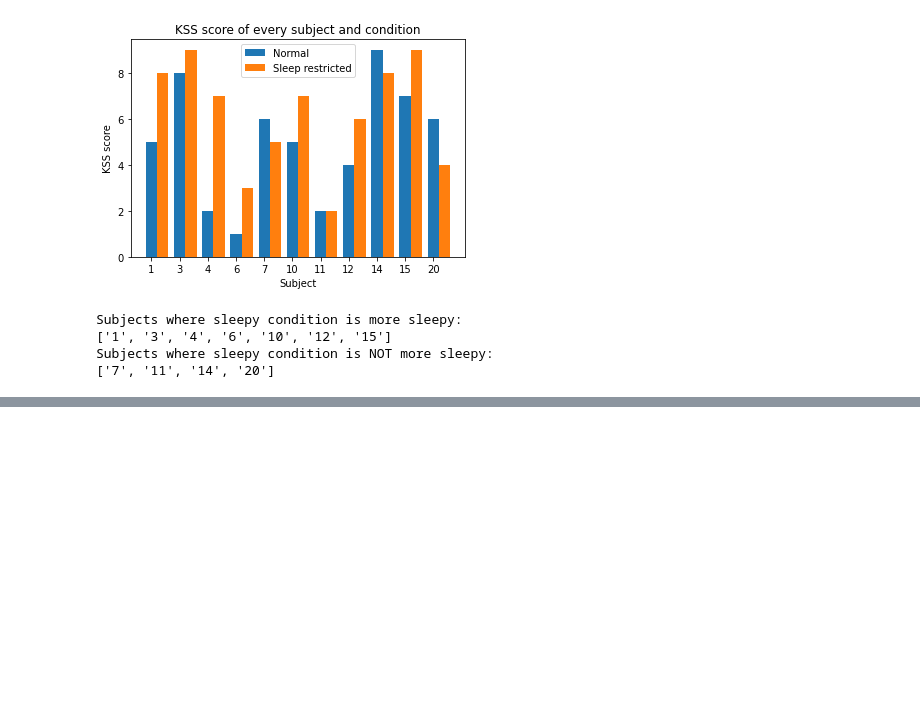
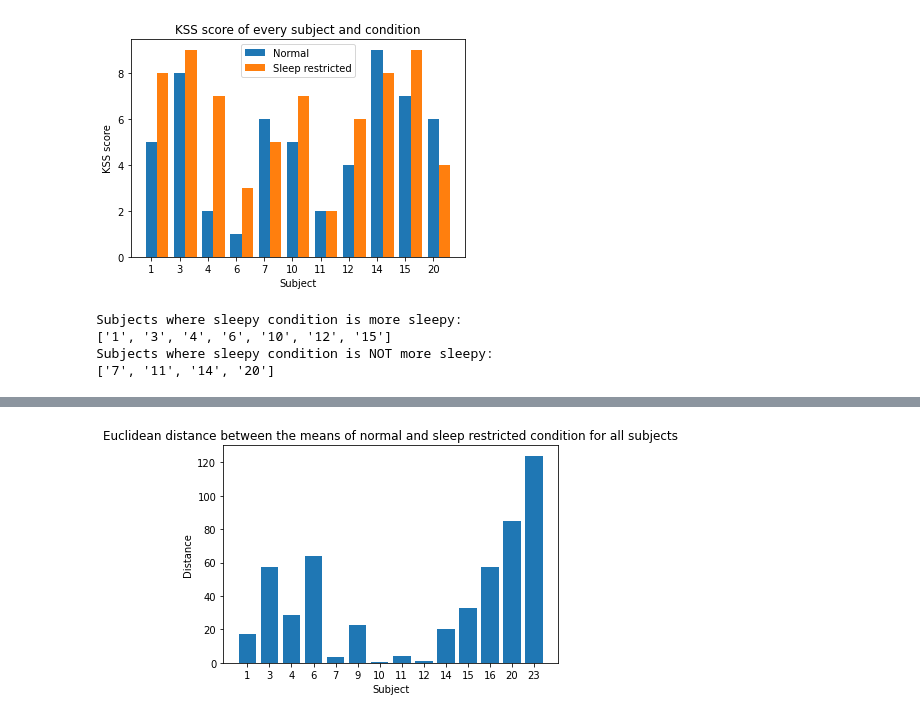
Before and after one commit to fruste/driver-drowsiness, a Jupyter notebook: code/multi_modal.ipynb, the cells around one changed output, grey strips where cells are left out. Cells and saved outputs as stored; diff of their text form; code cells hidden in the pictures; blank space fills up the shorter version.

Commit message:
Implemented distance analysis between means of the two conditions.

```diff
--- a/code/multi_modal.ipynb
+++ b/code/multi_modal.ipynb
@@ -121,0 +181,18 @@ Subjects where sleepy condition is NOT more sleepy:
+# %%
+def get_dis_multi_subs(subjects, treshold, segment_length, normalization):
+    distances = []
+    for sub in subjects:
+        subject = 'subject' + str(sub)
+        print(subject)
+        X_normal, X_sleepy = get_data(subject, threshold, segment_length)
+        distance = get_mean_distance(X_normal, X_sleepy, normalization)
+        distances.append(distance)
+    return distances
+
+subjects = [1,3,4,6,7,9,10,11,12,14,15,16,20,23]
+
+treshold = 10
+minutes = 1
+segment_length = int(2760 * minutes)
+
+distances = get_dis_multi_subs(subjects, treshold, segment_length, normalization= False)
@@ -121,0 +217,10 @@ Subjects where sleepy condition is NOT more sleepy:
+# %%
+plt.bar(list(map(str, subjects)), list(np.array(distances)))
+plt.xlabel('Subject')
+plt.ylabel('Distance')
+plt.title('Euclidean distance between the means of normal and sleep restricted condition for all subjects')
+
+plt.savefig('../final_figures/mean_dist.jpg')
+plt.show()
+# %% [output]
+[figure, added]
```
Also changed, not shown: parts of 13 cells of this notebook, 3 other files.
